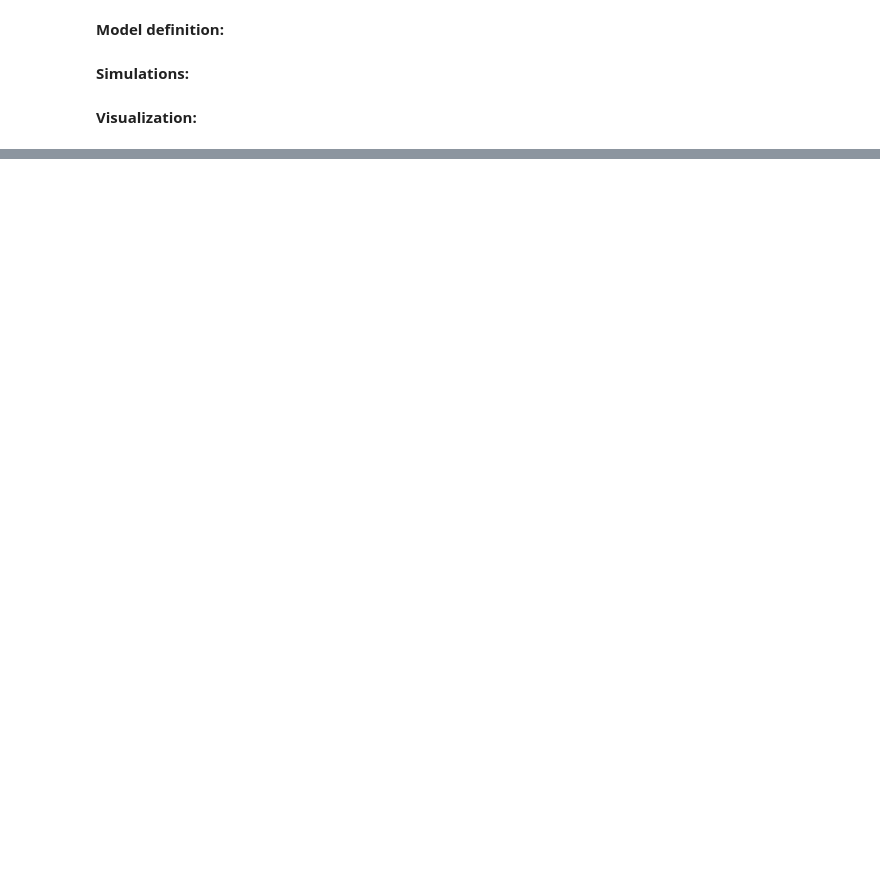
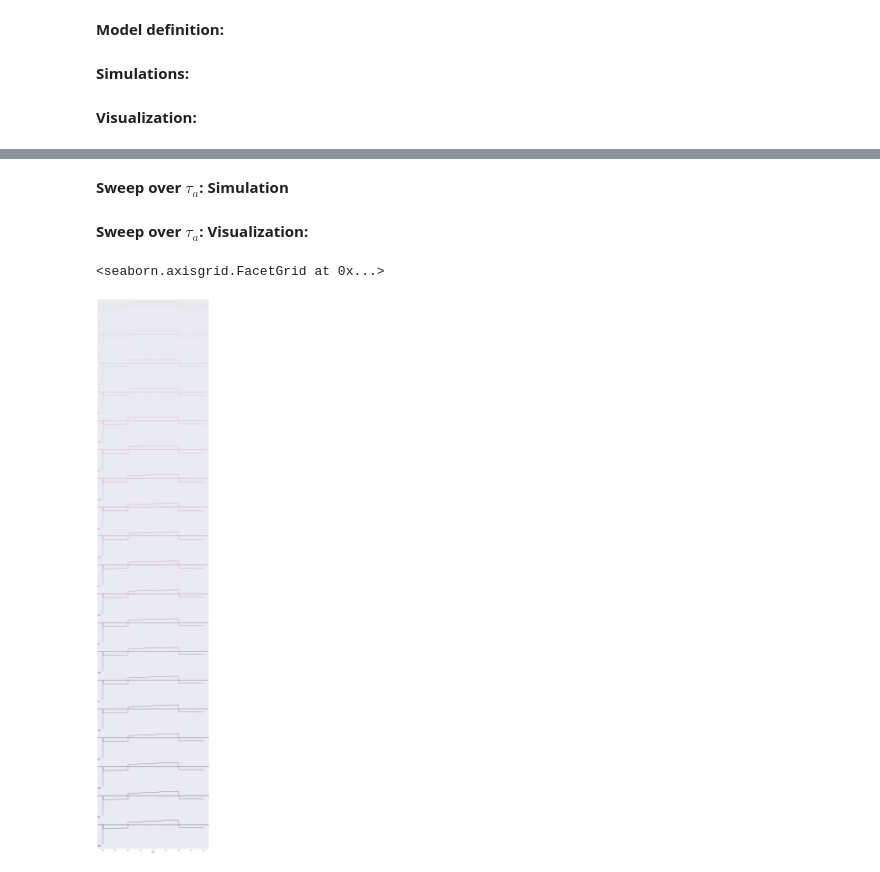
Before and after one commit to Richert/BrainNetworks, a Jupyter notebook: CMC/documentation/Montbrio_model_extension.ipynb, the cells around one changed output, grey strips where cells are left out. Saved outputs shown, nothing was run; the diff lists cells and outputs as text; code cells hidden in the pictures; blank space fills up the shorter version.

```diff
--- a/CMC/documentation/Montbrio_model_extension.ipynb
+++ b/CMC/documentation/Montbrio_model_extension.ipynb
@@ -408,0 +106,20 @@ plot_timeseries(results, plot_style='ridge_plot', demean=True, aspect=3.0)
+# %%
+tau_a = np.round(np.arange(0.05, 1., 0.05), decimals=4)
+param_map = {'tau_a': {'var': [('Op_e_adapt.0', 'tau_a'), ('Op_i_adapt.0', 'tau_a')],
+                       'nodes': ['E.0', 'I.0']},
+             }
+# %% [markdown]
+**Sweep over $\tau_{a}$: Simulation**
+# %%
+results = grid_search(circuit_template="../config/cmc_templates.EI_adapt",
+                      param_grid={'tau_a': tau_a}, param_map=param_map,
+                      inputs={("I", "Op_i_adapt.0", "i_in"): input_constant},
+                      outputs={"r": ("I", "Op_i_adapt.0", "r")},
+                      dt=dt, simulation_time=T, permute_grid=False, sampling_step_size=1e-3)
+# %% [markdown]
+**Sweep over $\tau_{a}$: Visualization:**
+# %%
+plot_timeseries(results, plot_style='ridge_plot', demean=True, aspect=4.0)
+# %% [output]
+<seaborn.axisgrid.FacetGrid at 0x...>
+[figure, added]
```
Also changed, not shown: parts of 121 cells of this notebook, 11 other files.
